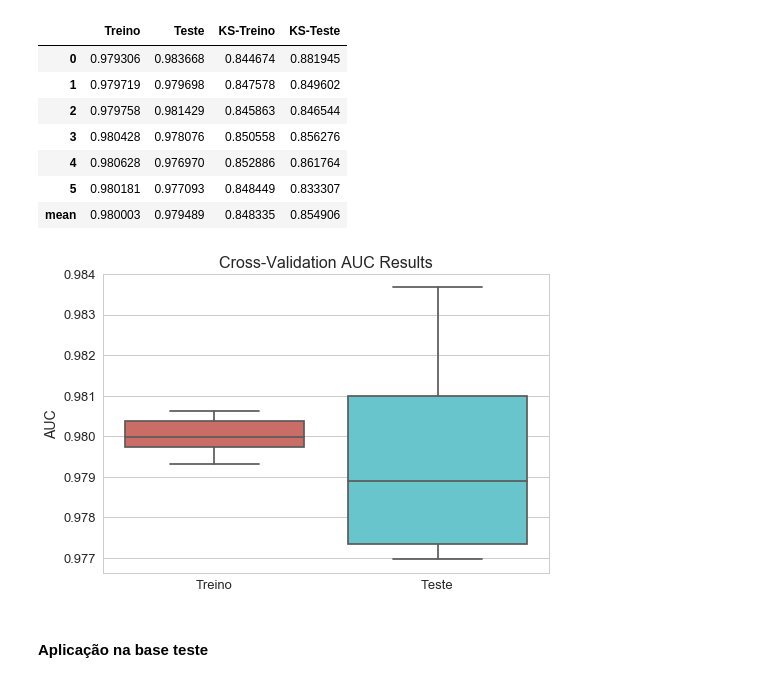
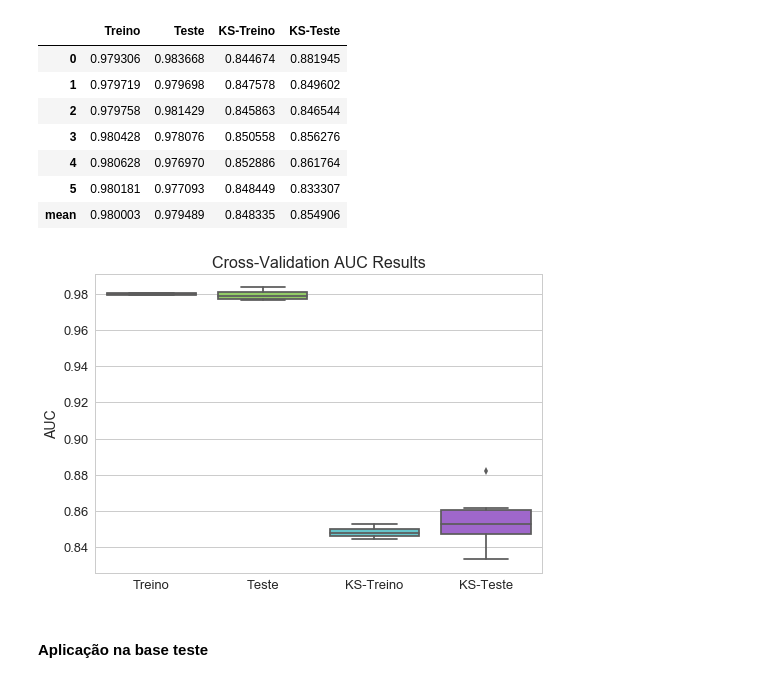
Before and after one commit to mopdc/python-codes, a Jupyter notebook: supervised learning results/metrics and results.ipynb, the cells around one changed output. Drawn from its saved outputs; the diff is of its cells as text; code cells hidden in the pictures.

```diff
--- a/supervised learning results/metrics and results.ipynb
+++ b/supervised learning results/metrics and results.ipynb
@@ -540,15 +550,15 @@ tab
 # %%
 # Comparação da AUC em particoes de treino e teste!
 # %%
-bplot = sns.boxplot(data=tab.iloc[0:6,0:2], palette='hls')
+bplot = sns.boxplot(data=tab.iloc[0:6,0:4], palette='hls')
 bplot.axes.set_title("Cross-Validation AUC Results",
                     fontsize=16)
 #bplot.set_ylim(0.985,0.99)
 bplot.set_ylabel("AUC",
                 fontsize=14)
 bplot.tick_params(labelsize=13)
 # %% [output]
-[figure, old version]
+[figure, new version]
 # %% [markdown]
 #### Aplicação na base teste
 # %%
```
Also changed, not shown: parts of 8 cells of this notebook.
